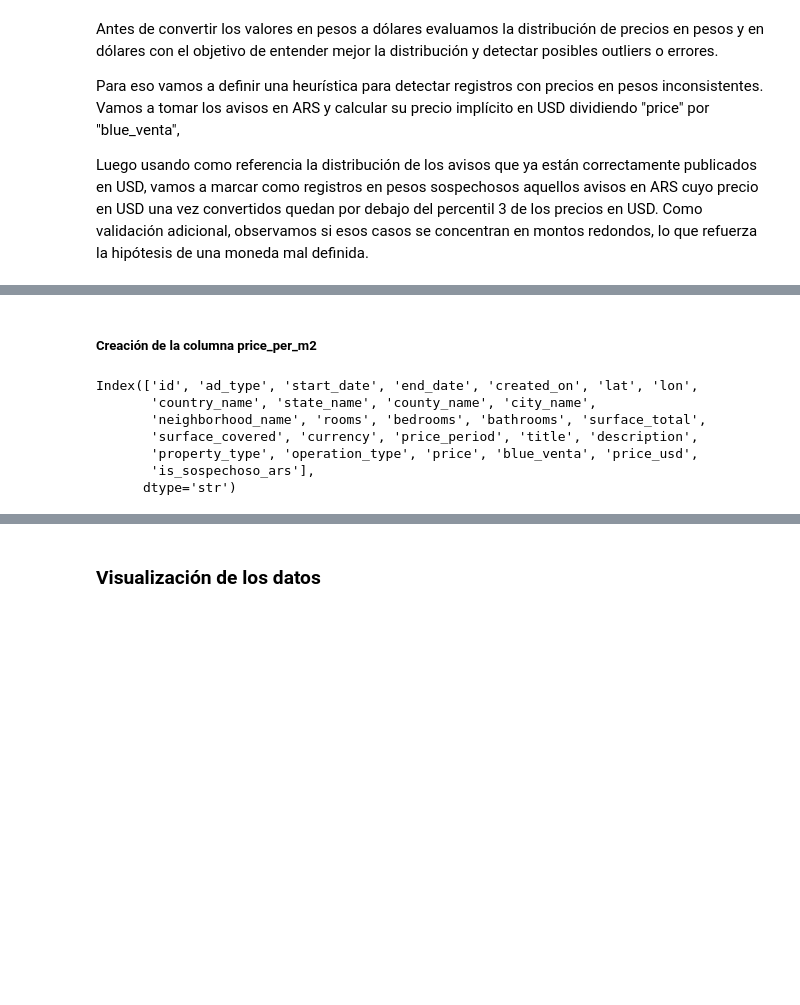
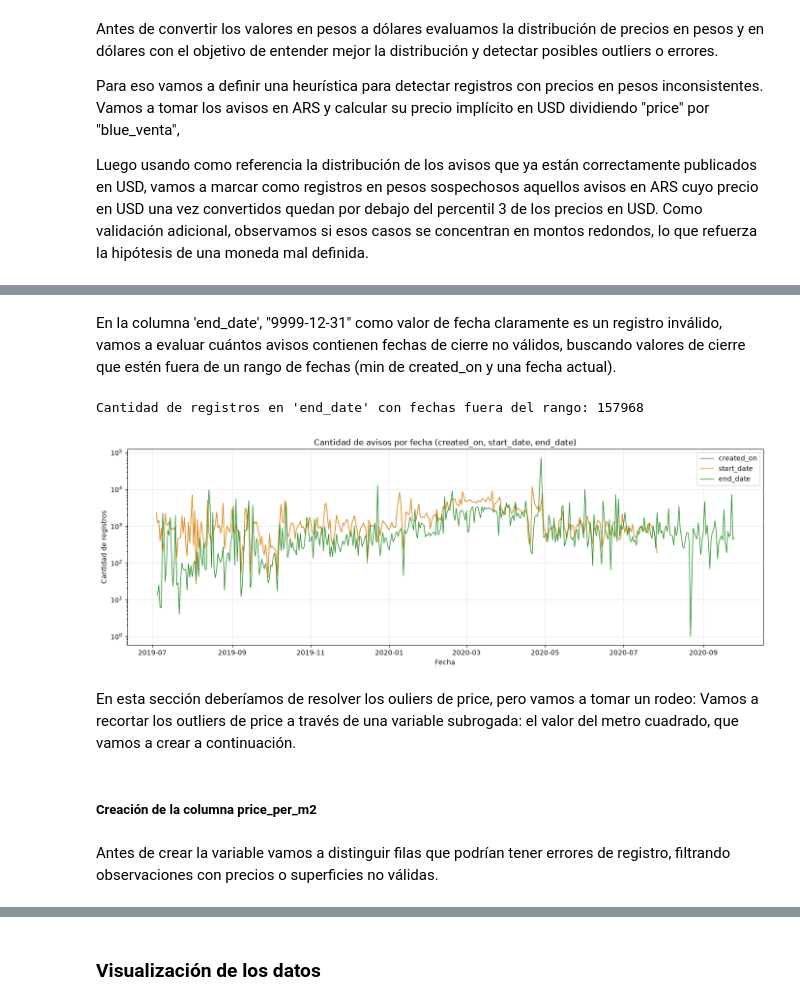
Before and after one commit to tepeve/itba_ml_properati, a Jupyter notebook: tp_itba_aws_ml_tomas_pont.ipynb, the cells around one changed output, grey strips where cells are left out. Cells and saved outputs as stored; diff of their text form; code cells hidden in the pictures; blank space fills up the shorter version.

```diff
--- a/tp_itba_aws_ml_tomas_pont.ipynb
+++ b/tp_itba_aws_ml_tomas_pont.ipynb
@@ -549,0 +753,17 @@ df[["currency", "is_sospechoso_ars", "price", "price_usd"]].sample(50)
+# %%
+# Filtrado de registros según columnas clave ya tratadas (_clean)
+cols_obligatorias = ["surface_covered_clean", "surface_total_clean", "rooms_clean"]
+
+filas_antes = len(df)
+
+# Validamos  si tiene al menos un dato en esas columnas
+mask_validas = df[cols_obligatorias].notna().any(axis=1)
+
+filas_invalidas = df.loc[~mask_validas].copy()
+filas_validas = df.loc[mask_validas].copy()
+
+print(f"Filas antes: {filas_antes:,}")
+print(f"Filas después: {len(filas_validas):,}")
+print(f"Filas eliminadas: {filas_antes - len(filas_validas):,}")
+
+df = filas_validas.copy()
@@ -549,0 +790,10 @@ df[["currency", "is_sospechoso_ars", "price", "price_usd"]].sample(50)
+# %% [markdown]
+En la columna 'end_date', "9999-12-31" como valor de fecha claramente es un registro inválido, vamos a evaluar cuántos avisos contienen fechas de cierre no válidos, buscando valores de cierre que estén fuera de un rango de fechas (min de created_on y una fecha actual).
+# %%
+# diagnóstico de la serie temporal de avisos cerrados por fecha (end_date)
+
+# outliers de fecha
+end_date_mask_out = (df.end_date < pd.Timestamp("2019-01-01")) | (df.end_date > pd.Timestamp("2026-09-30"))
+print("Cantidad de registros en 'end_date' con fechas fuera del rango:", end_date_mask_out.sum())
+# %% [output]
+Cantidad de registros en 'end_date' con fechas fuera del rango: 157968
@@ -550,12 +803,32 @@ df[["currency", "is_sospechoso_ars", "price", "price_usd"]].sample(50)
+# %%
+
+
+# Serie temporal: cantidad de avisos por fecha (created_on, start_date, end_date)
+created_on_dt = pd.to_datetime(df["created_on"], errors="coerce")
+start_date_dt = pd.to_datetime(df["start_date"], errors="coerce")
+end_date_dt = pd.to_datetime(df["end_date"], errors="coerce")
+
+avisos_created_on = created_on_dt.value_counts().sort_index()
+avisos_start_date = start_date_dt.value_counts().sort_index()
+avisos_end_date = end_date_dt.value_counts().sort_index()
+
+plt.figure(figsize=(14, 5))
+plt.plot(avisos_created_on.index, avisos_created_on.values, color="steelblue", linewidth=1, label="created_on")
+plt.plot(avisos_start_date.index, avisos_start_date.values, color="darkorange", linewidth=1, label="start_date")
+plt.plot(avisos_end_date.index, avisos_end_date.values, color="forestgreen", linewidth=1, label="end_date")
+plt.title("Cantidad de avisos por fecha (created_on, start_date, end_date)")
+plt.xlabel("Fecha")
+plt.ylabel("Cantidad de registros")
+plt.yscale("log")
+plt.grid(alpha=0.3)
+plt.legend()
+plt.tight_layout()
+plt.show()
+# %% [output]
+[figure, added]
+# %% [markdown]
+En esta sección deberíamos de resolver los ouliers de price, pero vamos a tomar un rodeo: Vamos a recortar los outliers de price a través de una variable subrogada: el valor del metro cuadrado, que vamos a crear a continuación.
 # %% [markdown]
 ##### Creación de la columna price_per_m2
-# %%
-df.columns
-# %% [output]
-Index(['id', 'ad_type', 'start_date', 'end_date', 'created_on', 'lat', 'lon',
-       'country_name', 'state_name', 'county_name', 'city_name',
-       'neighborhood_name', 'rooms', 'bedrooms', 'bathrooms', 'surface_total',
-       'surface_covered', 'currency', 'price_period', 'title', 'description',
-       'property_type', 'operation_type', 'price', 'blue_venta', 'price_usd',
-       'is_sospechoso_ars'],
-      dtype='str')
+# %% [markdown]
+Antes de crear la variable vamos a distinguir filas que podrían tener errores de registro,  filtrando observaciones con precios o superficies no válidas.
```
Also changed, not shown: parts of 99 cells of this notebook, 3 other files.
